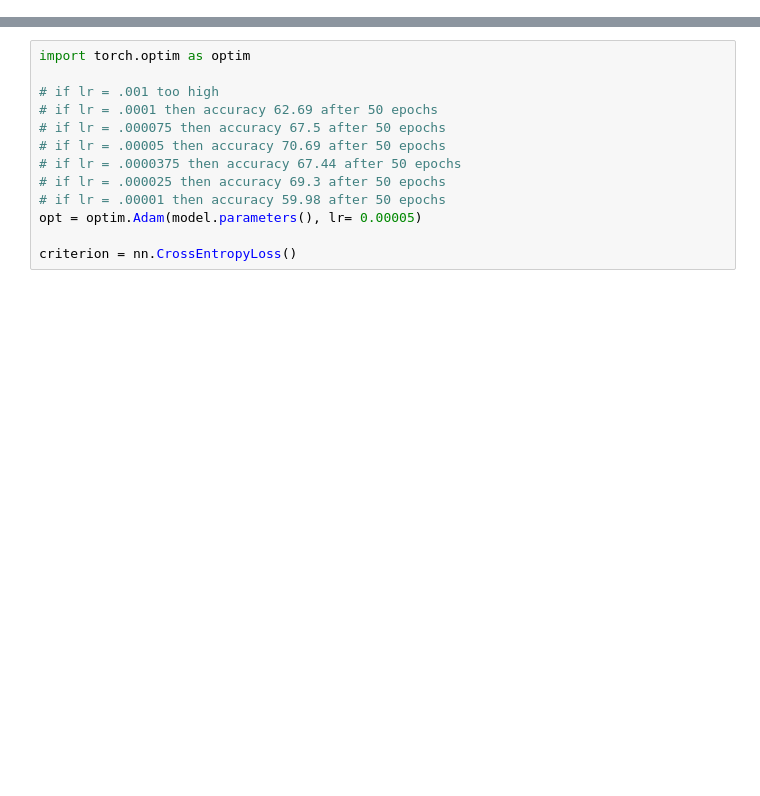
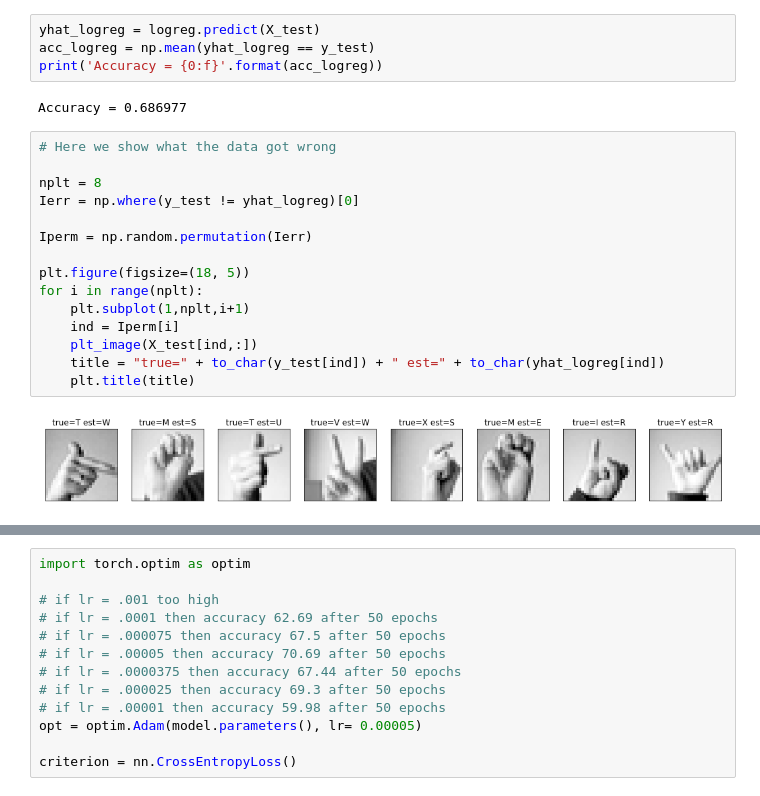
Before and after one commit to neilpretzel/ECE_4194_Project, a Jupyter notebook: ECE_4194_Project.ipynb, the cells around one changed output, grey strips where cells are left out. Cells and saved outputs as stored; diff of their text form; blank space fills up the shorter version.

```diff
--- a/ECE_4194_Project.ipynb
+++ b/ECE_4194_Project.ipynb
@@ -201,0 +144,23 @@ plt.show()
+# %%
+yhat_logreg = logreg.predict(X_test)
+acc_logreg = np.mean(yhat_logreg == y_test)
+print('Accuracy = {0:f}'.format(acc_logreg))
+# %% [output]
+Accuracy = 0.686977
+# %%
+# Here we show what the data got wrong
+
+nplt = 8
+Ierr = np.where(y_test != yhat_logreg)[0]
+
+Iperm = np.random.permutation(Ierr)
+
+plt.figure(figsize=(18, 5))
+for i in range(nplt):
+    plt.subplot(1,nplt,i+1)
+    ind = Iperm[i]
+    plt_image(X_test[ind,:])
+    title = "true=" + to_char(y_test[ind]) + " est=" + to_char(yhat_logreg[ind])
+    plt.title(title)
+# %% [output]
+[figure, added]
```
Also changed, not shown: parts of 61 cells of this notebook.
